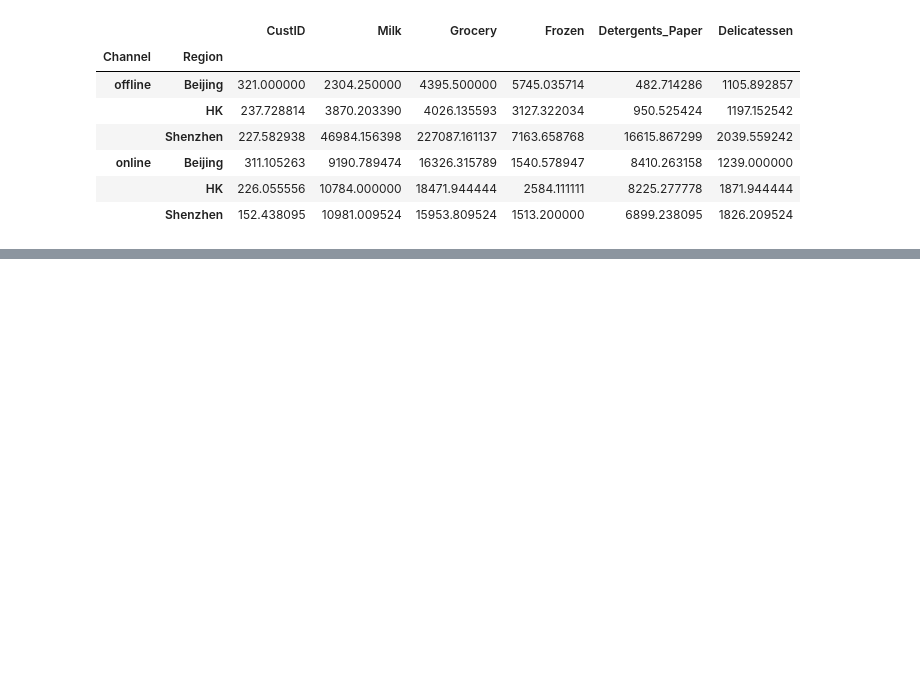
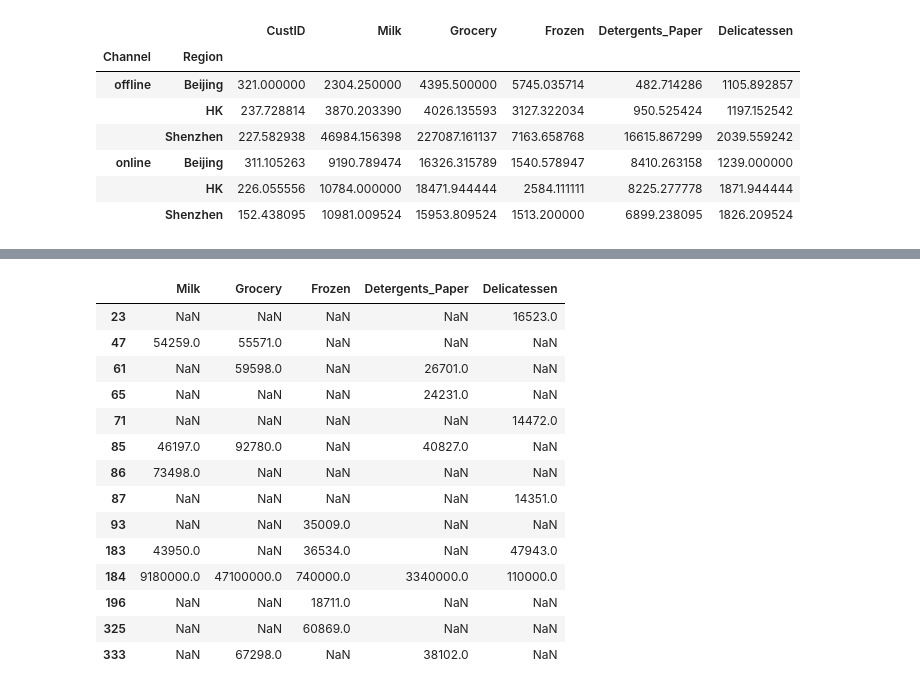
Before and after one commit to bkty1122/bkty1122, a Jupyter notebook: master-school-project/COM6101-Ass-1/Q2_p233340.ipynb, the cells around one changed output, grey strips where cells are left out. Saved outputs shown, nothing was run; the diff lists cells and outputs as text; code cells hidden in the pictures; blank space fills up the shorter version.

```diff
--- a/master-school-project/COM6101-Ass-1/Q2_p233340.ipynb
+++ b/master-school-project/COM6101-Ass-1/Q2_p233340.ipynb
@@ -189,0 +160,19 @@ fig.show()
+# %%
+# find rows in extreme_value with at least one extreme outlier
+extreme_value.dropna(how='all')
+# %% [output]
+|  | Milk | Grocery | Frozen | Detergents_Paper | Delicatessen |
+| 23 | NaN | NaN | NaN | NaN | 16523.0 |
+| 47 | 54259.0 | 55571.0 | NaN | NaN | NaN |
+| 61 | NaN | 59598.0 | NaN | 26701.0 | NaN |
+| 65 | NaN | NaN | NaN | 24231.0 | NaN |
+| 71 | NaN | NaN | NaN | NaN | 14472.0 |
+| 85 | 46197.0 | 92780.0 | NaN | 40827.0 | NaN |
+| 86 | 73498.0 | NaN | NaN | NaN | NaN |
+| 87 | NaN | NaN | NaN | NaN | 14351.0 |
+| 93 | NaN | NaN | 35009.0 | NaN | NaN |
+| 183 | 43950.0 | NaN | 36534.0 | NaN | 47943.0 |
+| 184 | 9180000.0 | 47100000.0 | 740000.0 | 3340000.0 | 110000.0 |
+| 196 | NaN | NaN | 18711.0 | NaN | NaN |
+| 325 | NaN | NaN | 60869.0 | NaN | NaN |
+| 333 | NaN | 67298.0 | NaN | 38102.0 | NaN |
```
Also changed, not shown: parts of 15 cells of this notebook.
